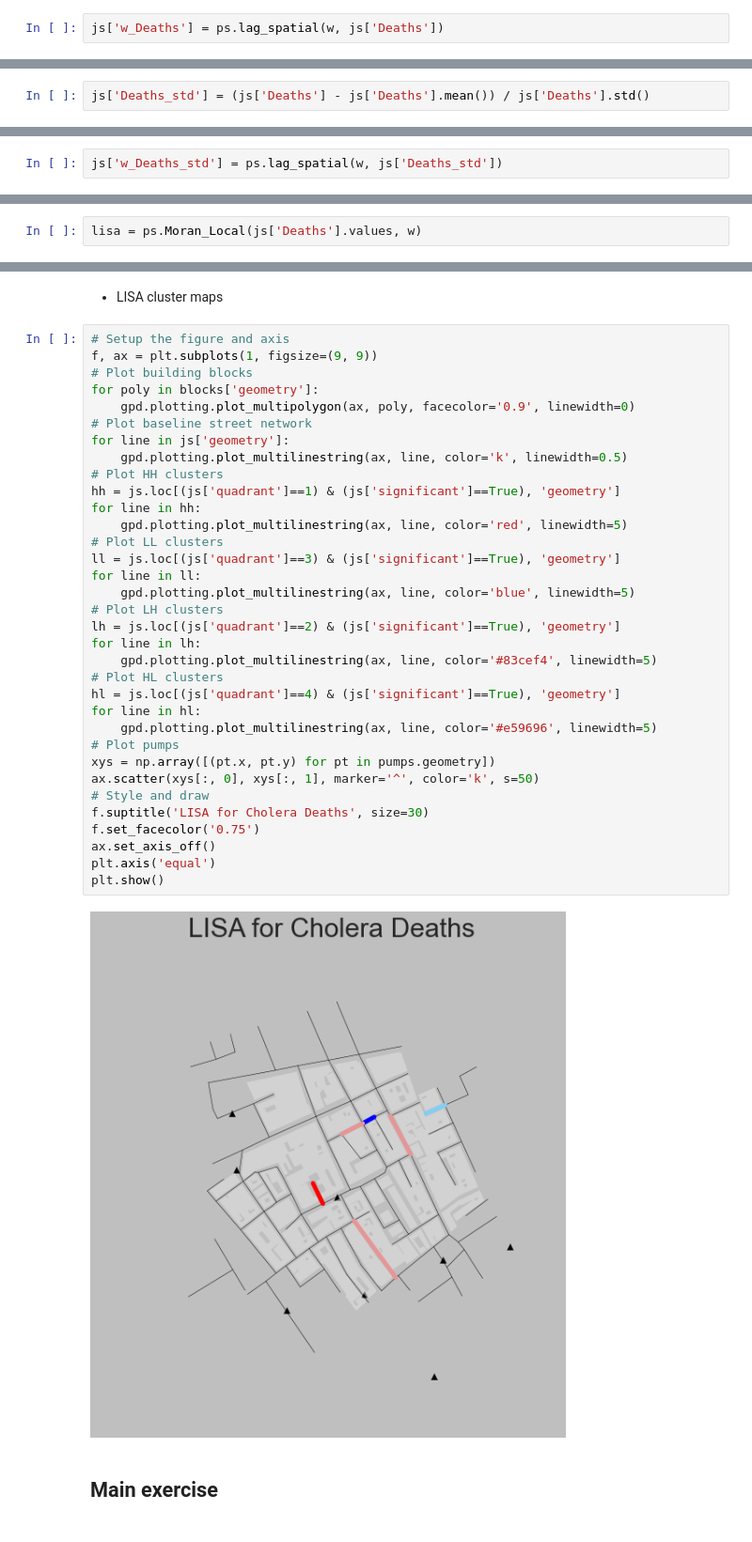
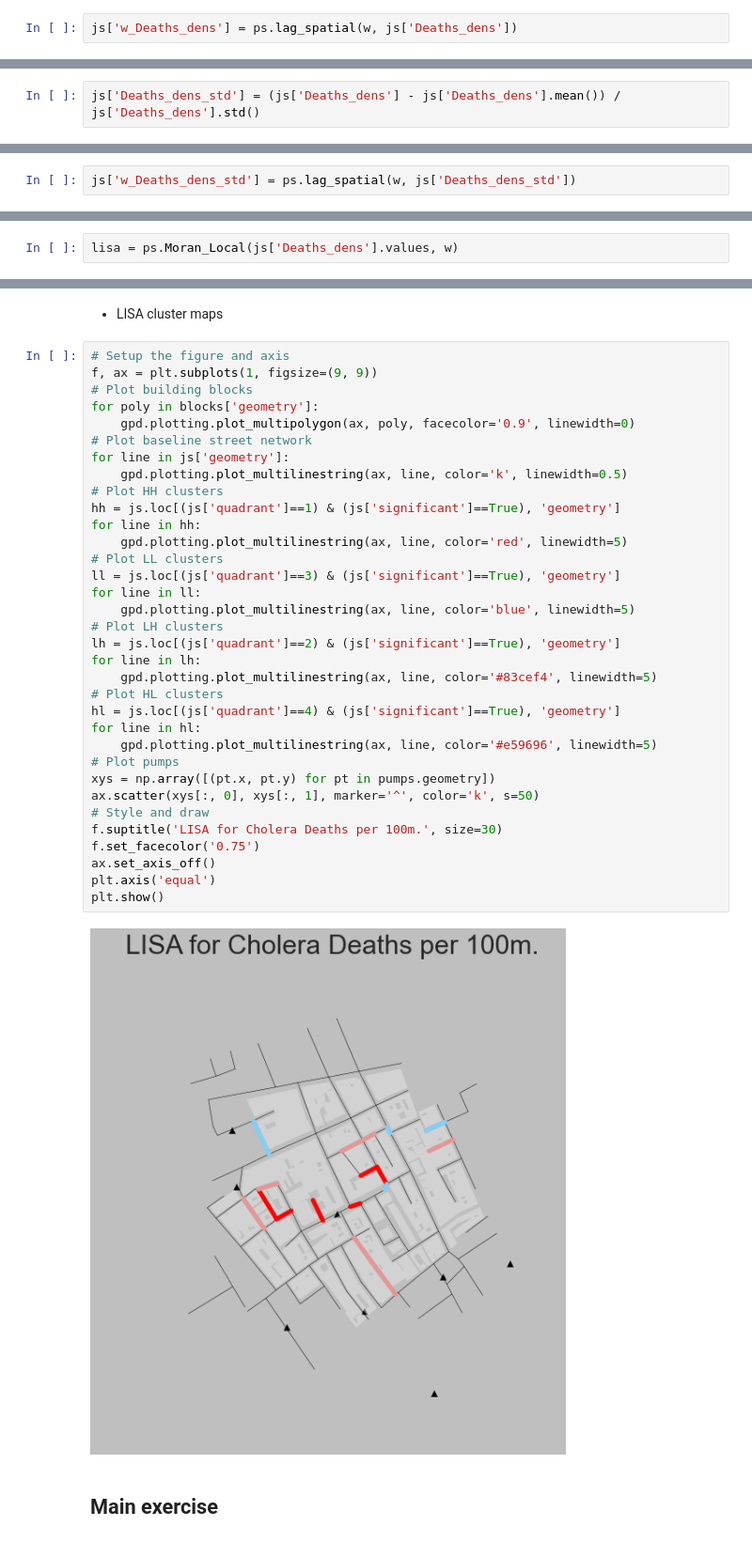
Before and after one commit to darribas/gds15, a Jupyter notebook: content/labs/lab_06.ipynb, the cells around one changed output, grey strips where cells are left out. Shown at 94% size. Cells and saved outputs as stored; diff of their text form.

```diff
--- a/content/labs/lab_06.ipynb
+++ b/content/labs/lab_06.ipynb
@@ -130,3 +132,3 @@ We can calculate the spatial lag for the variable `Deaths` and store it directly
 # %%
-js['w_Deaths'] = ps.lag_spatial(w, js['Deaths'])
+js['w_Deaths_dens'] = ps.lag_spatial(w, js['Deaths_dens'])
 # %% [markdown]
@@ -134,9 +136,9 @@ For some of the tools we will be seeing below, it makes more sense to operate wi
 # %%
-js['Deaths_std'] = (js['Deaths'] - js['Deaths'].mean()) / js['Deaths'].std()
+js['Deaths_dens_std'] = (js['Deaths_dens'] - js['Deaths_dens'].mean()) / js['Deaths_dens'].std()
 # %% [markdown]
 Finally, to be able to explore the spatial patterns of the standardized values, also called sometimes $z$ values, we need to create its spatial lag:
 # %%
-js['w_Deaths_std'] = ps.lag_spatial(w, js['Deaths_std'])
+js['w_Deaths_dens_std'] = ps.lag_spatial(w, js['Deaths_dens_std'])
 # %% [markdown]
 ## Global Spatial autocorrelation
 # %% [markdown]
@@ -174,7 +176,7 @@ mi.p_sim
 # %% [markdown]
 * LISAs
 # %%
-lisa = ps.Moran_Local(js['Deaths'].values, w)
+lisa = ps.Moran_Local(js['Deaths_dens'].values, w)
 # %%
 js['significant'] = lisa.p_sim < 0.05
 js['quadrant'] = lisa.q
@@ -193,34 +195,34 @@ f, ax = plt.subplots(1, figsize=(9, 9))
 for poly in blocks['geometry']:
     gpd.plotting.plot_multipolygon(ax, poly, facecolor='0.9', linewidth=0)
 # Plot baseline street network
 for line in js['geometry']:
     gpd.plotting.plot_multilinestring(ax, line, color='k', linewidth=0.5)
 # Plot HH clusters
 hh = js.loc[(js['quadrant']==1) & (js['significant']==True), 'geometry']
 for line in hh:
     gpd.plotting.plot_multilinestring(ax, line, color='red', linewidth=5)
 # Plot LL clusters
 ll = js.loc[(js['quadrant']==3) & (js['significant']==True), 'geometry']
 for line in ll:
     gpd.plotting.plot_multilinestring(ax, line, color='blue', linewidth=5)
 # Plot LH clusters
 lh = js.loc[(js['quadrant']==2) & (js['significant']==True), 'geometry']
 for line in lh:
     gpd.plotting.plot_multilinestring(ax, line, color='#83cef4', linewidth=5)
 # Plot HL clusters
 hl = js.loc[(js['quadrant']==4) & (js['significant']==True), 'geometry']
 for line in hl:
     gpd.plotting.plot_multilinestring(ax, line, color='#e59696', linewidth=5)
 # Plot pumps
 xys = np.array([(pt.x, pt.y) for pt in pumps.geometry])
 ax.scatter(xys[:, 0], xys[:, 1], marker='^', color='k', s=50)
 # Style and draw
-f.suptitle('LISA for Cholera Deaths', size=30)
+f.suptitle('LISA for Cholera Deaths per 100m.', size=30)
 f.set_facecolor('0.75')
 ax.set_axis_off()
 plt.axis('equal')
 plt.show()
 # %% [output]
-[figure, old version]
+[figure, new version]
 # %% [markdown]
 ## Main exercise
```
Also changed, not shown: parts of 15 cells of this notebook, 9 other files.
